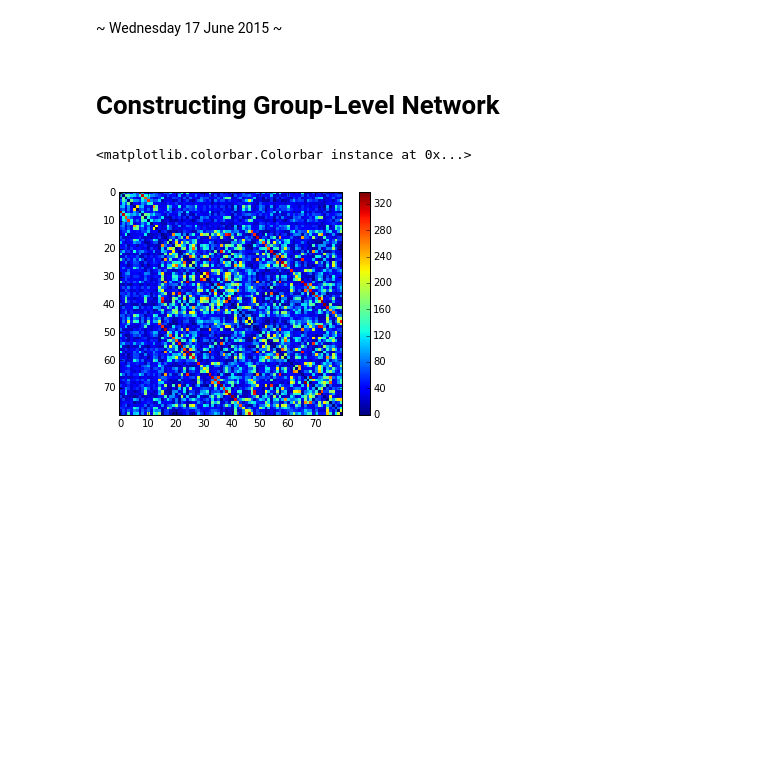
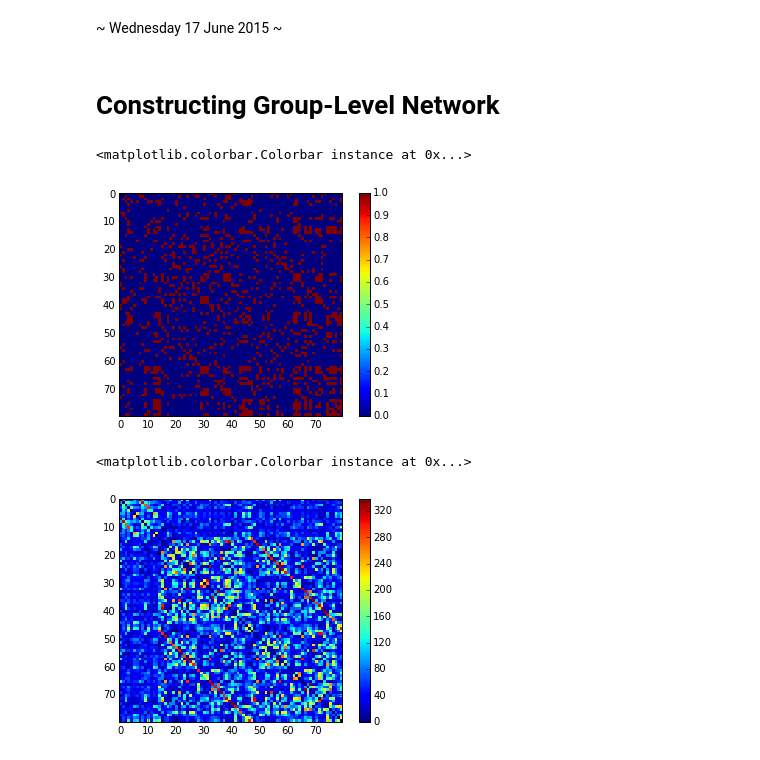
Before and after one commit to dinodigma/research, a Jupyter notebook: surf/network_matrix_construction.ipynb, the cells around one changed output. Saved outputs shown, nothing was run; the diff lists cells and outputs as text; code cells hidden in the pictures; blank space fills up the shorter version.

```diff
--- a/surf/network_matrix_construction.ipynb
+++ b/surf/network_matrix_construction.ipynb
@@ -67,4 +65,14 @@ def is_geno_pos(ss):
 # Load Matrices
 globstr = "/home/jagust/graph/data/mri1.5/analysis/roi_networks/desikan/adjmat_gsr/*"
 mat_paths = sorted(glob(globstr))
+# %%
+# Showing one matrix - just using this for research update, can delete later
+mat = np.load(mat_paths[0])
+thr, co = util.threshold_adjacency_matrix(mat, cost = 0.20)
+
+plt.imshow(thr, interpolation = 'nearest')
+plt.colorbar()
+# %% [output]
+<matplotlib.colorbar.Colorbar instance at 0x...>
+[figure, added]
 # %%
```
Also changed, not shown: parts of 10 cells of this notebook, 2 other files.
